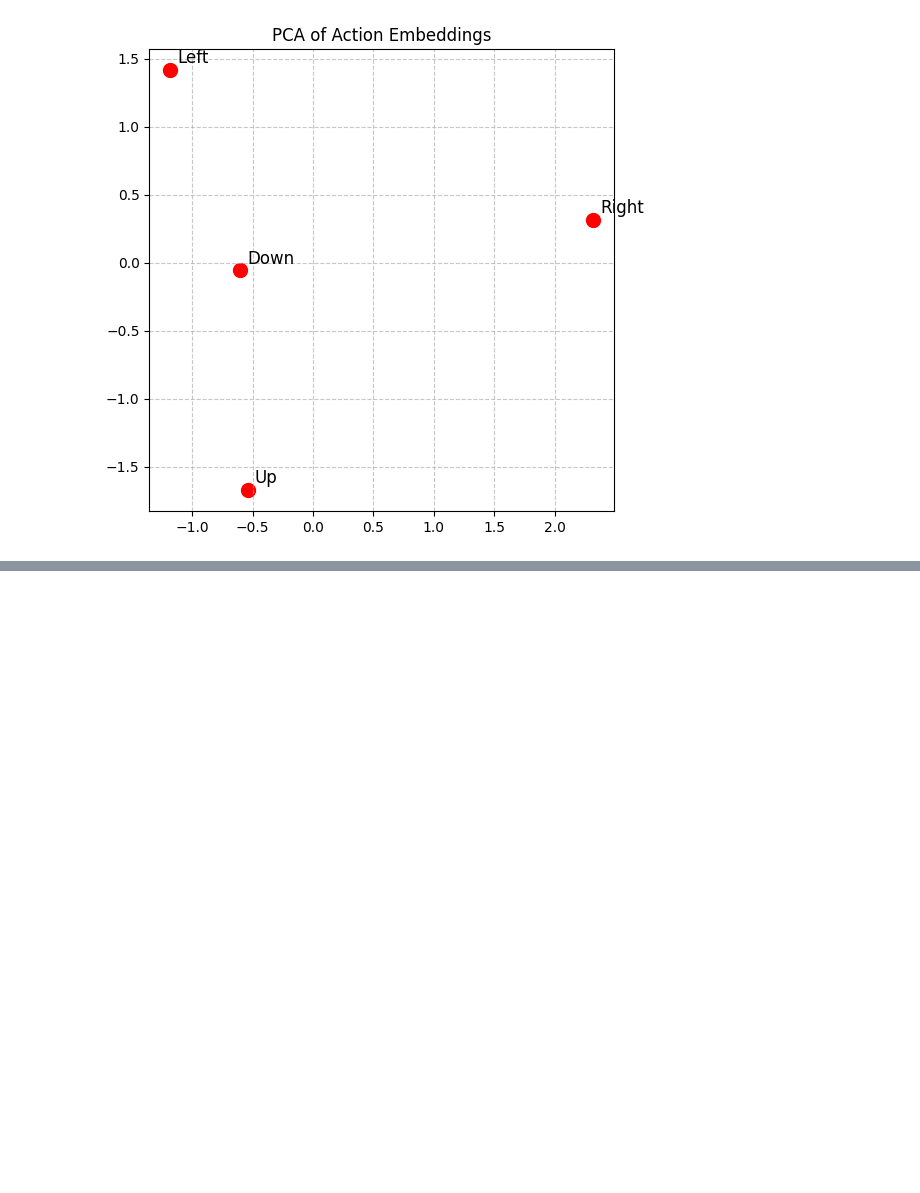
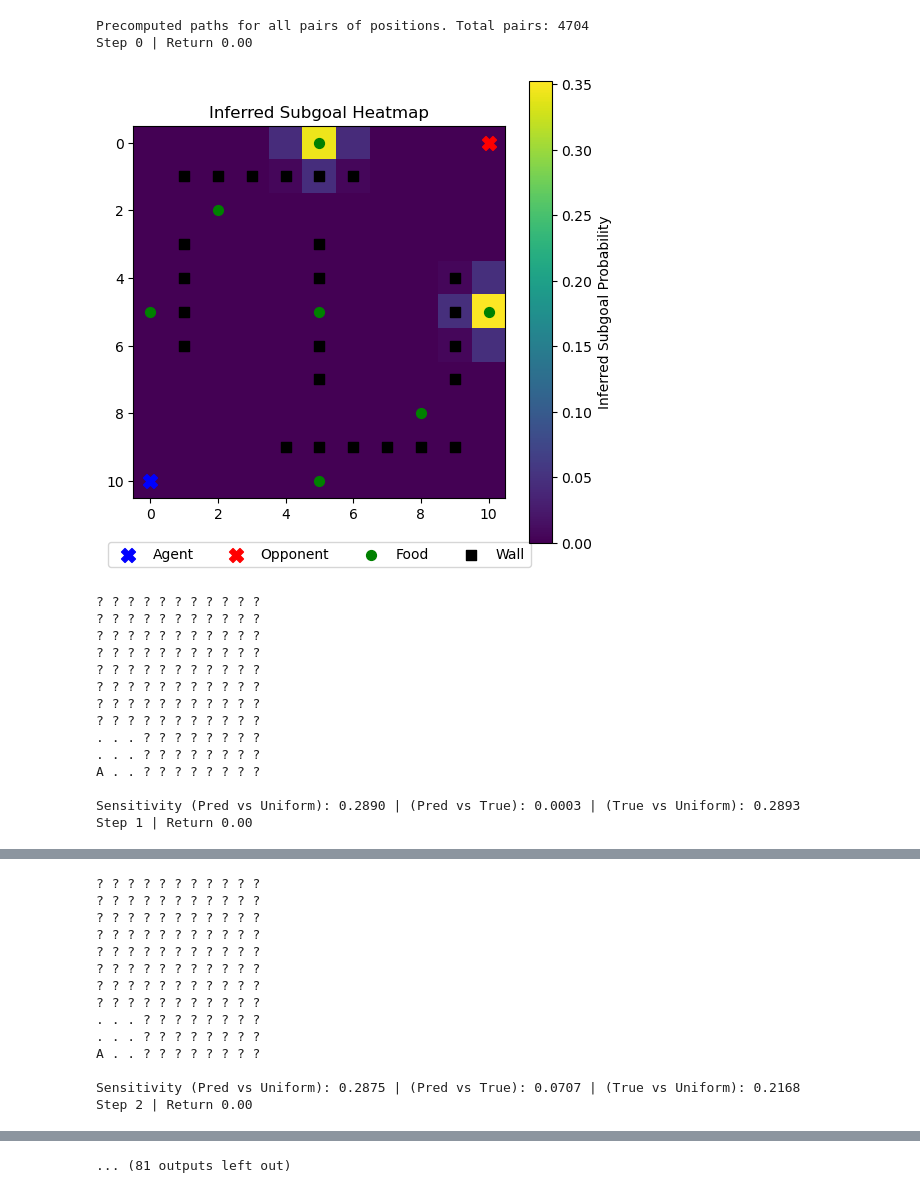
Before and after one commit to marcelpetran/MicroRTS-Py, a Jupyter notebook: model_test.ipynb, the cells around one changed output, grey strips where cells are left out. Drawn from its saved outputs; the diff is of its cells as text; code cells hidden in the pictures; blank space fills up the shorter version.

```diff
--- a/model_test.ipynb
+++ b/model_test.ipynb
@@ -821,2 +758,0 @@ plt.show()
-# %%
-run_om_episode(env, q_agent, opponent_agent, render=True)
@@ -903,2 +758,0 @@ Step: 5 | Return: 1.0
-# %%
-run_classic_episode(env, q_agent_classic, opponent_agent, render=True)
@@ -920,4 +759,27 @@ Step: 49 | Return: 3.0
-# %%
-q_agent.model.inference_model.visualize_action_embeddings(filename=f'{om_id}_action_embeddings.png')
-# %% [output]
-[figure, removed]
+# %%
+# Run ONE test episode with the OM agent and print the inferred subgoal heatmap
+# at every step. This is the main "test the trained agent + print OM heatmaps" cell.
+results = run_om_episode(env, q_agent, opponent_agent, render=True)
+
+print("\n--- Episode Summary (OM Agent) ---")
+print(f"Return: {results['return']:.2f} | Opp Return: {results['opp_return']:.2f} | Steps: {results['steps']}")
+print(f"Avg Entropy: {results['avg_entropy']:.4f}")
+print(f"Avg KL Error: {results['avg_kl_error']} | Avg Spatial Error: {results['avg_spatial_error']}")
+# %% [output]
+Precomputed paths for all pairs of positions. Total pairs: 4704
+Step 0 | Return 0.00
+[figure, added]
+? ? ? ? ? ? ? ? ? ? ?
+? ? ? ? ? ? ? ? ? ? ?
+? ? ? ? ? ? ? ? ? ? ?
+? ? ? ? ? ? ? ? ? ? ?
+? ? ? ? ? ? ? ? ? ? ?
+? ? ? ? ? ? ? ? ? ? ?
+? ? ? ? ? ? ? ? ? ? ?
+? ? ? ? ? ? ? ? ? ? ?
+. . . ? ? ? ? ? ? ? ?
+. . . ? ? ? ? ? ? ? ?
+A . . ? ? ? ? ? ? ? ?
+
+Sensitivity (Pred vs Uniform): 0.2890 | (Pred vs True): 0.0003 | (True vs Uniform): 0.2893
+Step 1 | Return 0.00
@@ -923,0 +787,14 @@ q_agent.model.inference_model.visualize_action_embeddings(filename=f'{om_id}_act
+? ? ? ? ? ? ? ? ? ? ?
+? ? ? ? ? ? ? ? ? ? ?
+? ? ? ? ? ? ? ? ? ? ?
+? ? ? ? ? ? ? ? ? ? ?
+? ? ? ? ? ? ? ? ? ? ?
+? ? ? ? ? ? ? ? ? ? ?
+? ? ? ? ? ? ? ? ? ? ?
+? ? ? ? ? ? ? ? ? ? ?
+. . . ? ? ? ? ? ? ? ?
+. . . ? ? ? ? ? ? ? ?
+A . . ? ? ? ? ? ? ? ?
+
+Sensitivity (Pred vs Uniform): 0.2875 | (Pred vs True): 0.0707 | (True vs Uniform): 0.2168
+Step 2 | Return 0.00
@@ -923,0 +847 @@ q_agent.model.inference_model.visualize_action_embeddings(filename=f'{om_id}_act
+... (81 outputs left out)
```
Also changed, not shown: parts of 14 cells of this notebook, 1 other file.
